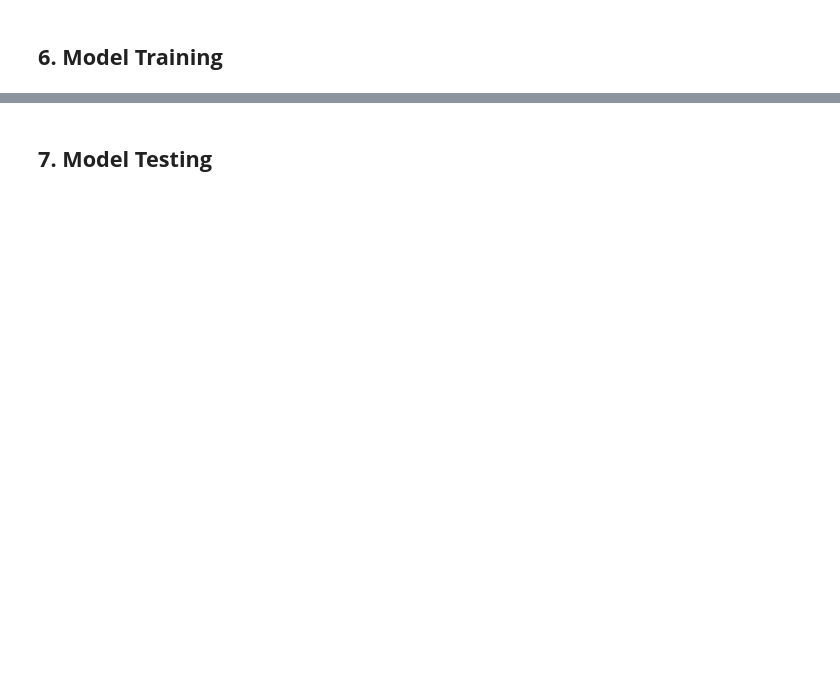
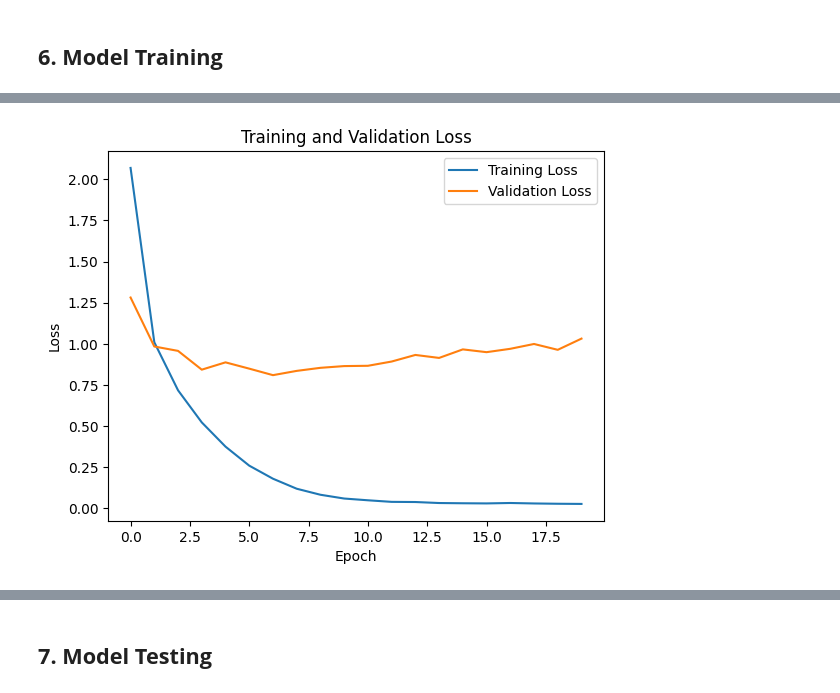
Before and after one commit to jessica-guetre/cnn-lstm-nlp, a Jupyter notebook: GloveCNNModel.ipynb, the cells around one changed output, grey strips where cells are left out. Drawn from its saved outputs; the diff is of its cells as text; code cells hidden in the pictures; blank space fills up the shorter version.

Commit message:
Changing data processing to match word2vec style

```diff
--- a/GloveCNNModel.ipynb
+++ b/GloveCNNModel.ipynb
@@ -153,18 +88,15 @@ print("Found %s word vectors." % len(embeddings_index))
 Found 400000 word vectors.
 # %%
 # Embedding Matrix
-num_tokens = len(voc) + 2
-embedding_dim = 100
 hits = 0
 misses = 0
 
 # Prepare embedding matrix
-embedding_matrix = np.zeros((num_tokens, embedding_dim))
-for word, i in word_index.items():
+embedding_matrix = np.zeros((num_words, ENCODED_VECTOR_SIZE))
+for word, i in tokenizer.word_index.items():
     embedding_vector = embeddings_index.get(word)
     if embedding_vector is not None:
-        # Words not found in embedding index will be all-zeros.
-        # This includes the representation for "padding" and "OOV"
+        # Words not found in pre-trained embeddings will be all-zeros.
         embedding_matrix[i] = embedding_vector
         hits += 1
     else:
@@ -175,15 +107,14 @@ Converted 17999 words (2001 misses)
 # %% [markdown]
 # **5. Model Definition**
 # %%
-# Sample CNN Model
-model = keras.Sequential()
-model.add(Embedding(num_tokens, ENCODED_VECTOR_SIZE, embeddings_initializer=keras.initializers.Constant(embedding_matrix),trainable=False))
-model.add(Conv1D(128, 5, activation="sigmoid"))
+# Simple CNN Model
+model = Sequential()
+model.add(Embedding(num_words, ENCODED_VECTOR_SIZE, embeddings_initializer=keras.initializers.Constant(embedding_matrix),trainable=False))
+model.add(Conv1D(128, 5, activation="relu"))
 model.add(MaxPooling1D(3))
-model.add(Conv1D(128, 5, activation="sigmoid"))
+model.add(Conv1D(128, 5, activation="relu"))
 model.add(GlobalMaxPooling1D())
-model.add(Dense(len(class_names), activation='sigmoid'))
-model.compile(loss="sparse_categorical_crossentropy", optimizer="rmsprop", metrics=["acc"])
-#model.compile(loss='binary_crossentropy', optimizer='adam', metrics=['accuracy
+model.add(Dense(NUM_CLASSES, activation='softmax'))
+model.compile(loss="sparse_categorical_crossentropy", optimizer="adam", metrics=["accuracy"])
 print(model.summary())
 # %% [output]
@@ -206,13 +137,7 @@ _________________________________________________________________
 None
 # %% [markdown]
 ## **6. Model Training**
-# %%
-x_train = vectorizer(np.array([[s] for s in train_samples])).numpy()
-x_val = vectorizer(np.array([[s] for s in val_samples])).numpy()
-
-y_train = np.array(train_labels)
-y_val = np.array(val_labels)
 # %%
-model.fit(x_train, y_train, batch_size=128, epochs=20, validation_data=(x_val, y_val))
+model_history = model.fit(x_train, y_train, batch_size=128, epochs=20, validation_split=0.1)
 # %% [output]
 Epoch 1/20
@@ -235,0 +160,11 @@ Epoch 20/20
+# %%
+# plot loss curves
+plt.plot(model_history.history['loss'], label='Training Loss')
+plt.plot(model_history.history['val_loss'], label='Validation Loss')
+plt.title('Training and Validation Loss')
+plt.xlabel('Epoch')
+plt.ylabel('Loss')
+plt.legend()
+plt.show()
+# %% [output]
+[figure, added]
```
Also changed, not shown: parts of 17 cells of this notebook, 3 other files.
